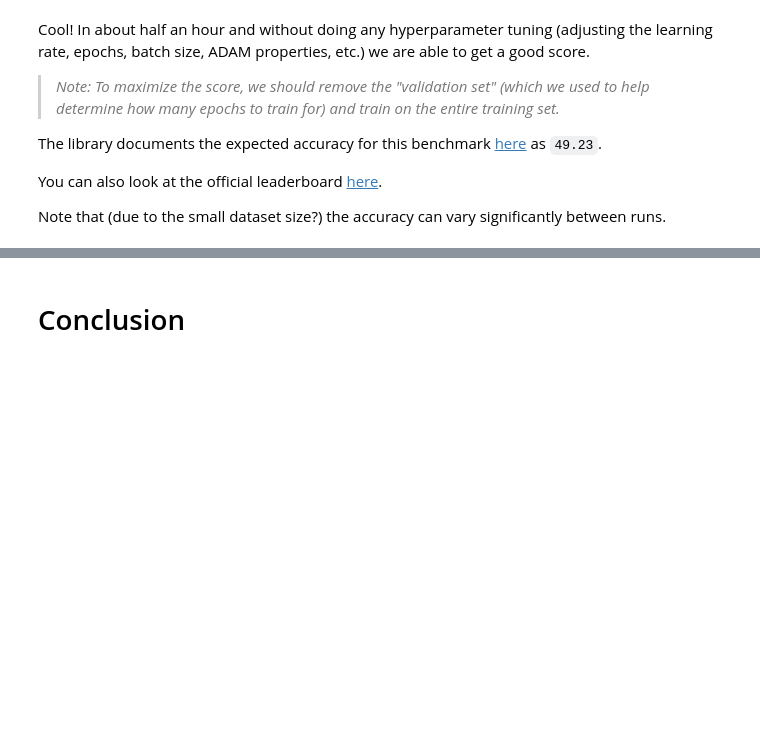
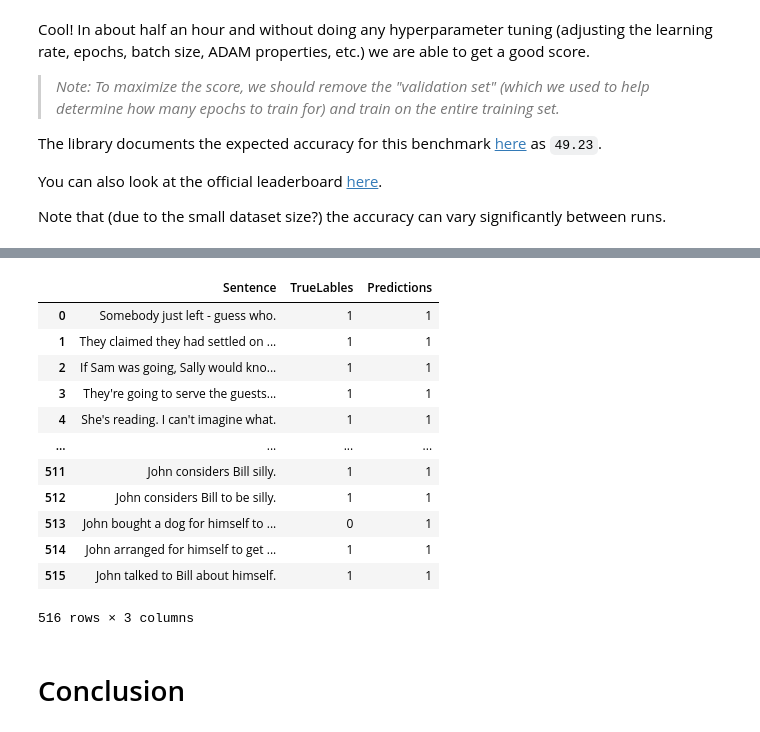
Before and after one commit to NLP-END3/Session11, a Jupyter notebook: BERT_Fine_Tuning_Sentence_Classification_v4.ipynb, the cells around one changed output, grey strips where cells are left out. Drawn from its saved outputs; the diff is of its cells as text; code cells hidden in the pictures; blank space fills up the shorter version.

```diff
--- a/BERT_Fine_Tuning_Sentence_Classification_v4.ipynb
+++ b/BERT_Fine_Tuning_Sentence_Classification_v4.ipynb
@@ -1173,3 +1196,23 @@ Note that (due to the small dataset size?) the accuracy can vary significantly b
+# %%
+from google.colab import data_table
+
+predDf = pd.DataFrame({"Sentence":sentences,"TrueLables":flat_true_labels,"Predictions":flat_predictions})
+
+data_table.DataTable(predDf)
+# %% [output]
+|  | Sentence | TrueLables | Predictions |
+| 0 | Somebody just left - guess who. | 1 | 1 |
+| 1 | They claimed they had settled on ... | 1 | 1 |
+| 2 | If Sam was going, Sally would kno... | 1 | 1 |
+| 3 | They're going to serve the guests... | 1 | 1 |
+| 4 | She's reading. I can't imagine what. | 1 | 1 |
+| ... | ... | ... | ... |
+| 511 | John considers Bill silly. | 1 | 1 |
+| 512 | John considers Bill to be silly. | 1 | 1 |
+| 513 | John bought a dog for himself to ... | 0 | 1 |
+| 514 | John arranged for himself to get ... | 1 | 1 |
+| 515 | John talked to Bill about himself. | 1 | 1 |
+516 rows × 3 columns
 # %% [markdown]
 # Conclusion
 # %% [markdown]
```
Also changed, not shown: parts of 14 cells of this notebook.
